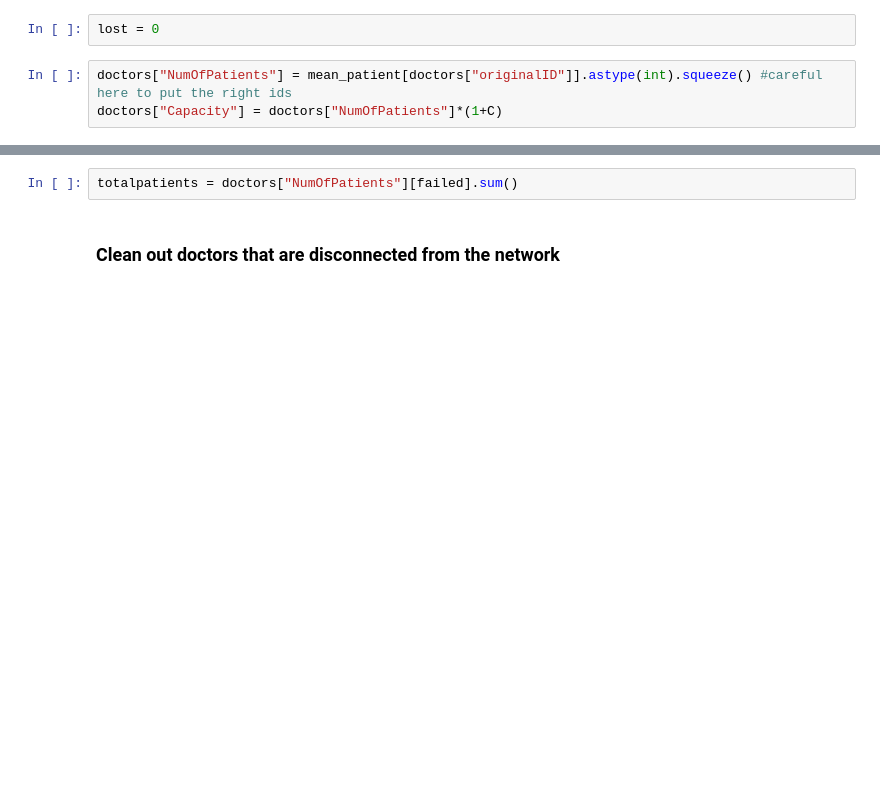
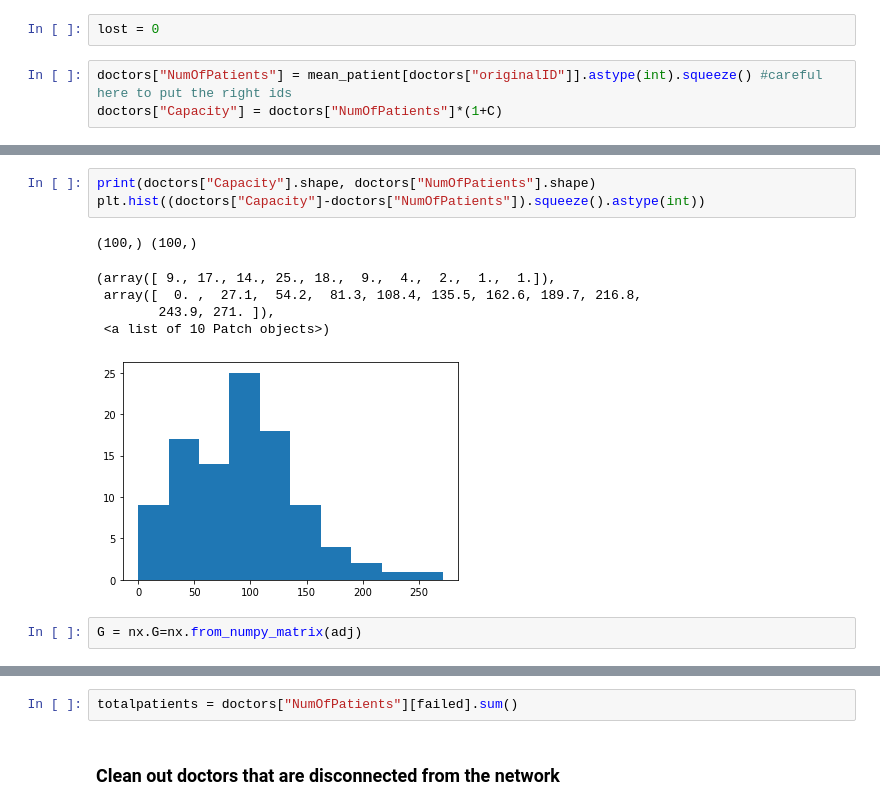
Before and after one commit to losardor/HCSRisk, a Jupyter notebook: singleDocShock.ipynb, the cells around one changed output, grey strips where cells are left out. Cells and saved outputs as stored; diff of their text form; blank space fills up the shorter version.

```diff
--- a/singleDocShock.ipynb
+++ b/singleDocShock.ipynb
@@ -62,0 +76,12 @@ doctors["Capacity"] = doctors["NumOfPatients"]*(1+C)
+# %%
+print(doctors["Capacity"].shape, doctors["NumOfPatients"].shape)
+plt.hist((doctors["Capacity"]-doctors["NumOfPatients"]).squeeze().astype(int))
+# %% [output]
+(100,) (100,)
+(array([ 9., 17., 14., 25., 18.,  9.,  4.,  2.,  1.,  1.]),
+ array([  0. ,  27.1,  54.2,  81.3, 108.4, 135.5, 162.6, 189.7, 216.8,
+        243.9, 271. ]),
+ <a list of 10 Patch objects>)
+[figure, added]
+# %%
+G = nx.G=nx.from_numpy_matrix(adj)
```
Also changed, not shown: parts of 18 cells of this notebook.
